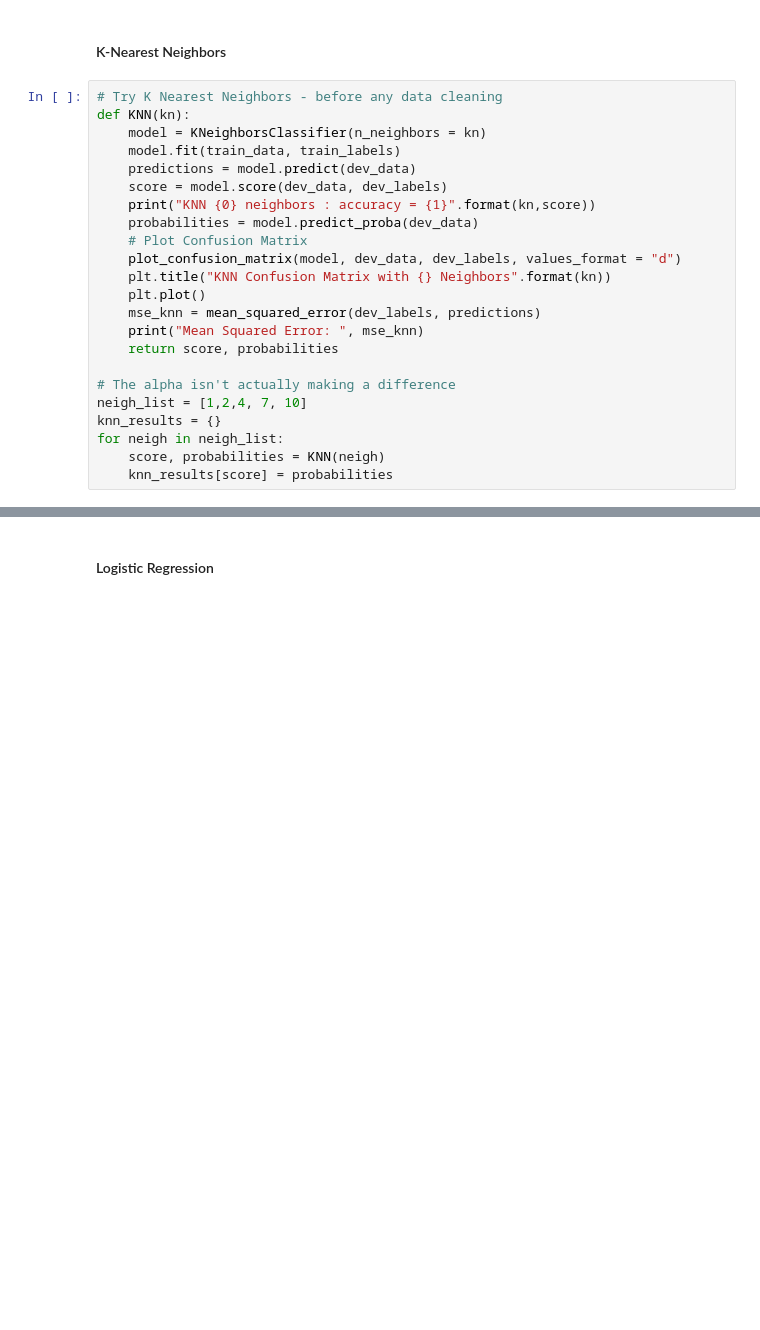
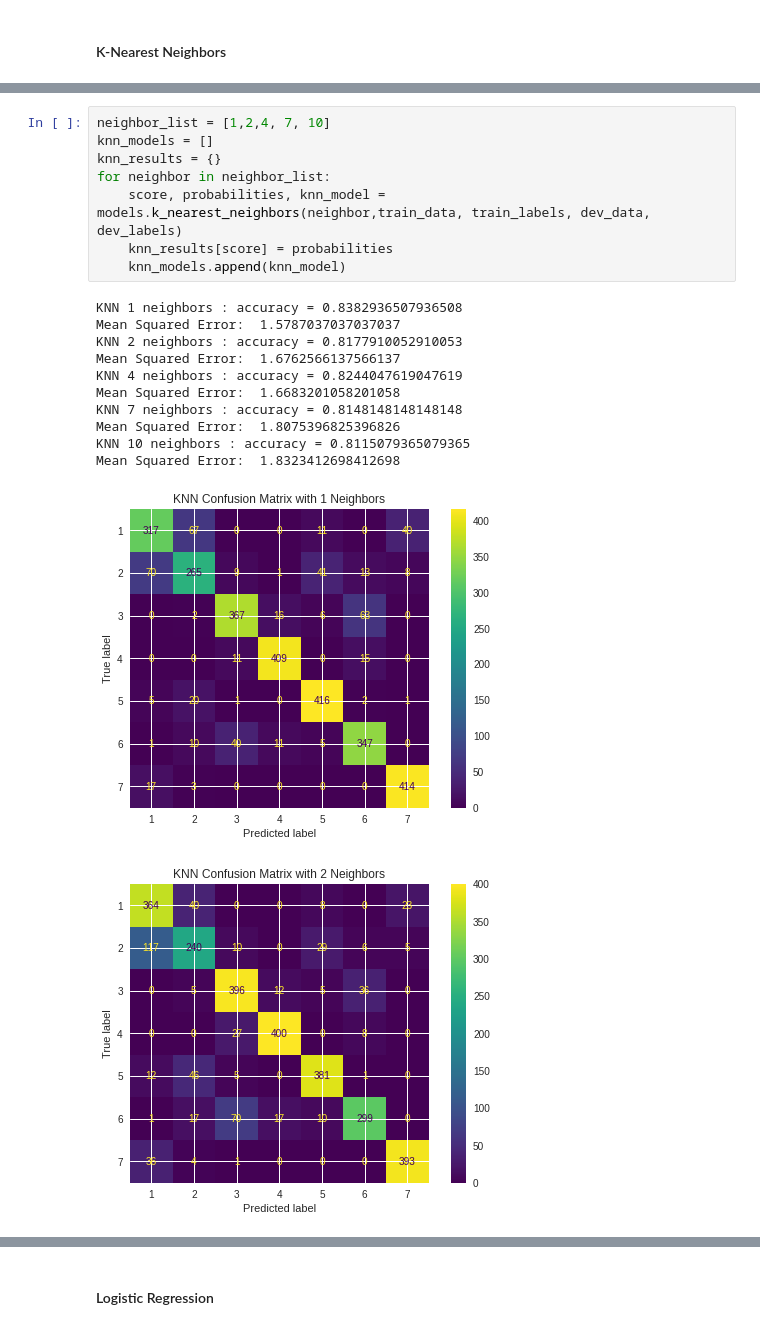
Before and after one commit to justinetaylor/mids-w207-final-project, a Jupyter notebook: clear_cut_solution.ipynb, the cells around one changed output, grey strips where cells are left out. Cells and saved outputs as stored; diff of their text form; blank space fills up the shorter version.

```diff
--- a/clear_cut_solution.ipynb
+++ b/clear_cut_solution.ipynb
@@ -409,25 +175,2 @@ BernoulliNB for alph = 0.01: accuracy = 0.6259920634920635
 # %% [markdown]
 #### K-Nearest Neighbors
-# %%
-# Try K Nearest Neighbors - before any data cleaning
-def KNN(kn):
-    model = KNeighborsClassifier(n_neighbors = kn)
-    model.fit(train_data, train_labels)
-    predictions = model.predict(dev_data)
-    score = model.score(dev_data, dev_labels)
-    print("KNN {0} neighbors : accuracy = {1}".format(kn,score))
-    probabilities = model.predict_proba(dev_data)
-    # Plot Confusion Matrix
-    plot_confusion_matrix(model, dev_data, dev_labels, values_format = "d")
-    plt.title("KNN Confusion Matrix with {} Neighbors".format(kn))
-    plt.plot()
-    mse_knn = mean_squared_error(dev_labels, predictions)
-    print("Mean Squared Error: ", mse_knn)
-    return score, probabilities
-
-# The alpha isn't actually making a difference
-neigh_list = [1,2,4, 7, 10]
-knn_results = {}
-for neigh in neigh_list:
-    score, probabilities = KNN(neigh)
-    knn_results[score] = probabilities
@@ -449,0 +177,21 @@ Mean Squared Error:  1.708994708994709
+# %%
+neighbor_list = [1,2,4, 7, 10]
+knn_models = []
+knn_results = {}
+for neighbor in neighbor_list:
+    score, probabilities, knn_model = models.k_nearest_neighbors(neighbor,train_data, train_labels, dev_data, dev_labels)
+    knn_results[score] = probabilities
+    knn_models.append(knn_model)
+# %% [output]
+KNN 1 neighbors : accuracy = 0.8382936507936508
+Mean Squared Error:  1.5787037037037037
+KNN 2 neighbors : accuracy = 0.8177910052910053
+Mean Squared Error:  1.6762566137566137
+KNN 4 neighbors : accuracy = 0.8244047619047619
+Mean Squared Error:  1.6683201058201058
+KNN 7 neighbors : accuracy = 0.8148148148148148
+Mean Squared Error:  1.8075396825396826
+KNN 10 neighbors : accuracy = 0.8115079365079365
+Mean Squared Error:  1.8323412698412698
+[figure, added]
+[figure, added]
```
Also changed, not shown: parts of 81 cells of this notebook, 32 other files.
